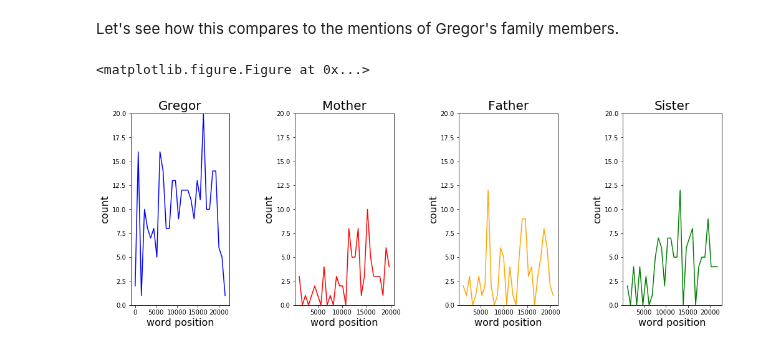
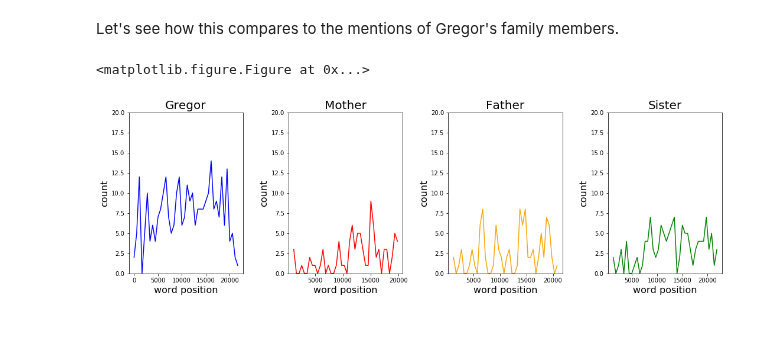
Before and after one commit to jennifernj/NLP-for-philosophy, a Jupyter notebook: Metamorphosis analysis.ipynb, the cells around one changed output. Drawn from its saved outputs; the diff is of its cells as text; code cells hidden in the pictures.

```diff
--- a/Metamorphosis analysis.ipynb
+++ b/Metamorphosis analysis.ipynb
@@ -175,37 +175,37 @@ Let's see how this compares to the mentions of Gregor's family members.
 # %%
 gregor_indices = get_word_indices('Gregor')
 mother_indices = get_word_indices('mother')
 father_indices = get_word_indices('father')
 sister_indices = get_word_indices('sister') + get_word_indices('Grete')
 
-n_gregor, bins_gregor, _ = plt.hist(gregor_indices, bins=30)
-n_mother, bins_mother, _ = plt.hist(mother_indices, bins=30)
-n_father, bins_father, _ = plt.hist(father_indices, bins=30)
-n_sister, bins_sister, _ = plt.hist(sister_indices, bins=30)
+n_gregor, bins_gregor, _ = plt.hist(gregor_indices, bins=40)
+n_mother, bins_mother, _ = plt.hist(mother_indices, bins=40)
+n_father, bins_father, _ = plt.hist(father_indices, bins=40)
+n_sister, bins_sister, _ = plt.hist(sister_indices, bins=40)
 
 plt.clf()
 
 fig, ax = plt.subplots(nrows=1, ncols=4)
 
-fig.tight_layout()
+plt.subplots_adjust(wspace=0.4)
 fig.set_figheight(5)
-fig.set_figwidth(15)
+fig.set_figwidth(18)
 
 ax[0].plot(bins_gregor[:-1], n_gregor, label="Gregor", color='blue');
 ax[1].plot(bins_mother[:-1], n_mother, label='Mother', color='red');
 ax[2].plot(bins_father[:-1], n_father, label='Father', color='orange');
 ax[3].plot(bins_sister[:-1], n_sister, label='Sister', color='green');
 
 chars = ['Gregor', 'Mother', 'Father', 'Sister']
 
 for i in range(len(ax)):
     ax_i = ax[i]
     ax[i].set_title(chars[i], fontsize=20)
     ax[i].set_ylim([0, 20])
     ax[i].set_ylabel('count', fontsize=16)
     ax[i].set_xlabel('word position', fontsize=16)
 
 plt.show()
 # %% [output]
 <matplotlib.figure.Figure at 0x...>
-[figure, old version]
+[figure, new version]
```
Also changed, not shown: parts of 5 cells of this notebook.
